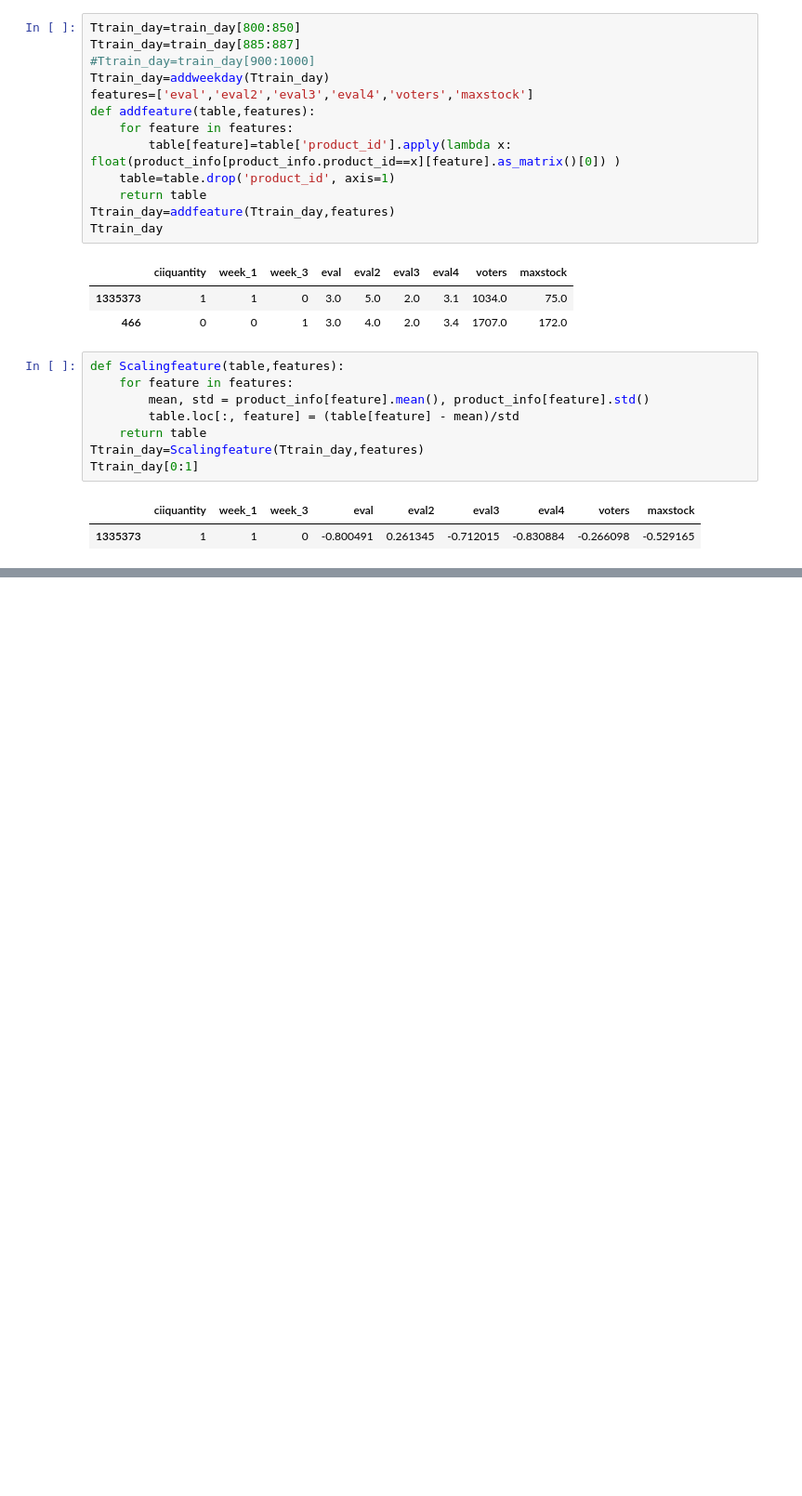
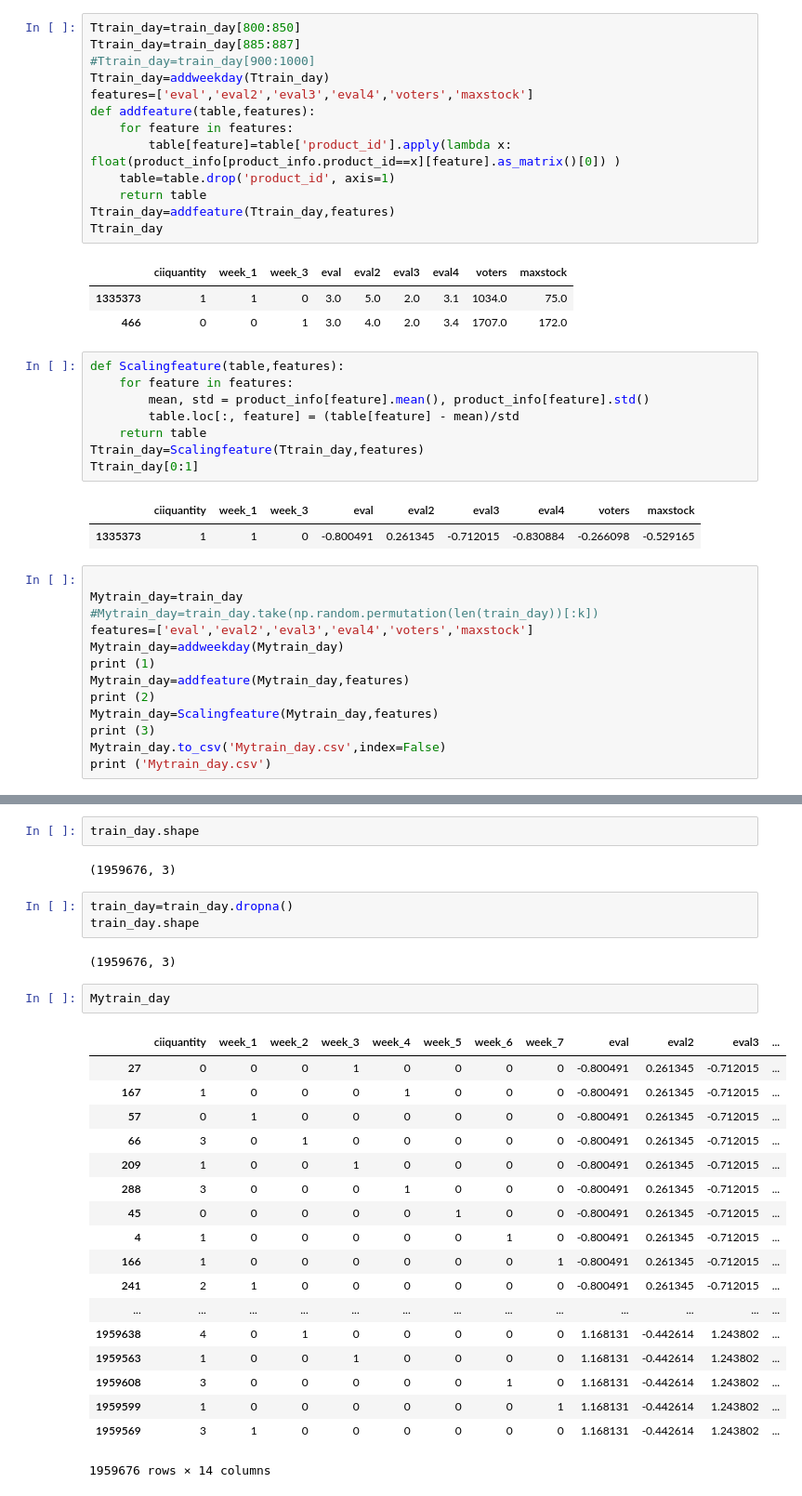
Before and after one commit to zchq88/kesci_ctrip, a Jupyter notebook: ctrip_nn.ipynb, the cells around one changed output, grey strips where cells are left out. Shown: that part at 93% size. Drawn from its saved outputs; the diff is of its cells as text; blank space fills up the shorter version.

```diff
--- a/ctrip_nn.ipynb
+++ b/ctrip_nn.ipynb
@@ -128,3 +144,16 @@ Ttrain_day[0:1]
 # %% [output]
 |  | ciiquantity | week_1 | week_3 | eval | eval2 | eval3 | eval4 | voters | maxstock |
 | 1335373 | 1 | 1 | 0 | -0.800491 | 0.261345 | -0.712015 | -0.830884 | -0.266098 | -0.529165 |
+# %%
+
+Mytrain_day=train_day
+#Mytrain_day=train_day.take(np.random.permutation(len(train_day))[:k])
+features=['eval','eval2','eval3','eval4','voters','maxstock']
+Mytrain_day=addweekday(Mytrain_day)
+print (1)
+Mytrain_day=addfeature(Mytrain_day,features)
+print (2)
+Mytrain_day=Scalingfeature(Mytrain_day,features)
+print (3)
+Mytrain_day.to_csv('Mytrain_day.csv',index=False)
+print ('Mytrain_day.csv')
@@ -268,0 +304,30 @@ evaluation
+# %%
+train_day.shape
+# %% [output]
+(1959676, 3)
+# %%
+train_day=train_day.dropna()
+train_day.shape
+# %% [output]
+(1959676, 3)
+# %%
+Mytrain_day
+# %% [output]
+|  | ciiquantity | week_1 | week_2 | week_3 | week_4 | week_5 | week_6 | week_7 | eval | eval2 | eval3 | ... |
+| 27 | 0 | 0 | 0 | 1 | 0 | 0 | 0 | 0 | -0.800491 | 0.261345 | -0.712015 | ... |
+| 167 | 1 | 0 | 0 | 0 | 1 | 0 | 0 | 0 | -0.800491 | 0.261345 | -0.712015 | ... |
+| 57 | 0 | 1 | 0 | 0 | 0 | 0 | 0 | 0 | -0.800491 | 0.261345 | -0.712015 | ... |
+| 66 | 3 | 0 | 1 | 0 | 0 | 0 | 0 | 0 | -0.800491 | 0.261345 | -0.712015 | ... |
+| 209 | 1 | 0 | 0 | 1 | 0 | 0 | 0 | 0 | -0.800491 | 0.261345 | -0.712015 | ... |
+| 288 | 3 | 0 | 0 | 0 | 1 | 0 | 0 | 0 | -0.800491 | 0.261345 | -0.712015 | ... |
+| 45 | 0 | 0 | 0 | 0 | 0 | 1 | 0 | 0 | -0.800491 | 0.261345 | -0.712015 | ... |
+| 4 | 1 | 0 | 0 | 0 | 0 | 0 | 1 | 0 | -0.800491 | 0.261345 | -0.712015 | ... |
+| 166 | 1 | 0 | 0 | 0 | 0 | 0 | 0 | 1 | -0.800491 | 0.261345 | -0.712015 | ... |
+| 241 | 2 | 1 | 0 | 0 | 0 | 0 | 0 | 0 | -0.800491 | 0.261345 | -0.712015 | ... |
+| ... | ... | ... | ... | ... | ... | ... | ... | ... | ... | ... | ... | ... |
+| 1959638 | 4 | 0 | 1 | 0 | 0 | 0 | 0 | 0 | 1.168131 | -0.442614 | 1.243802 | ... |
+| 1959563 | 1 | 0 | 0 | 1 | 0 | 0 | 0 | 0 | 1.168131 | -0.442614 | 1.243802 | ... |
+| 1959608 | 3 | 0 | 0 | 0 | 0 | 0 | 1 | 0 | 1.168131 | -0.442614 | 1.243802 | ... |
+| 1959599 | 1 | 0 | 0 | 0 | 0 | 0 | 0 | 1 | 1.168131 | -0.442614 | 1.243802 | ... |
+| 1959569 | 3 | 1 | 0 | 0 | 0 | 0 | 0 | 0 | 1.168131 | -0.442614 | 1.243802 | ... |
+1959676 rows × 14 columns
```
Also changed, not shown: parts of 12 cells of this notebook, 3 other files.
